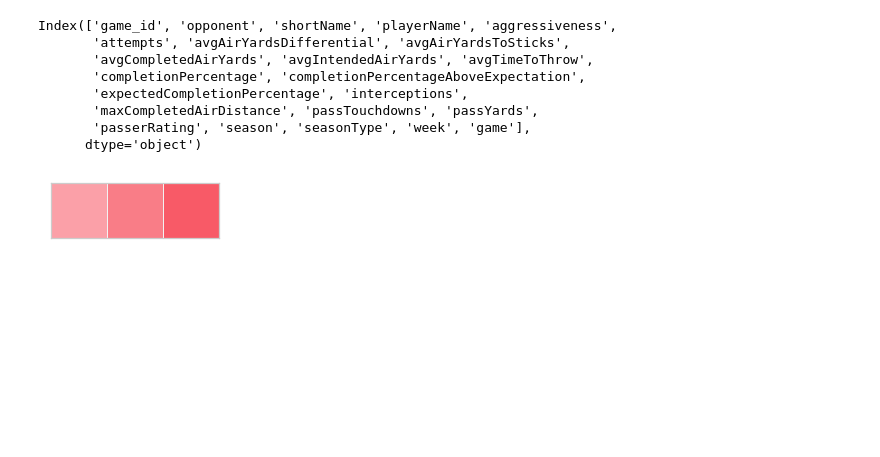
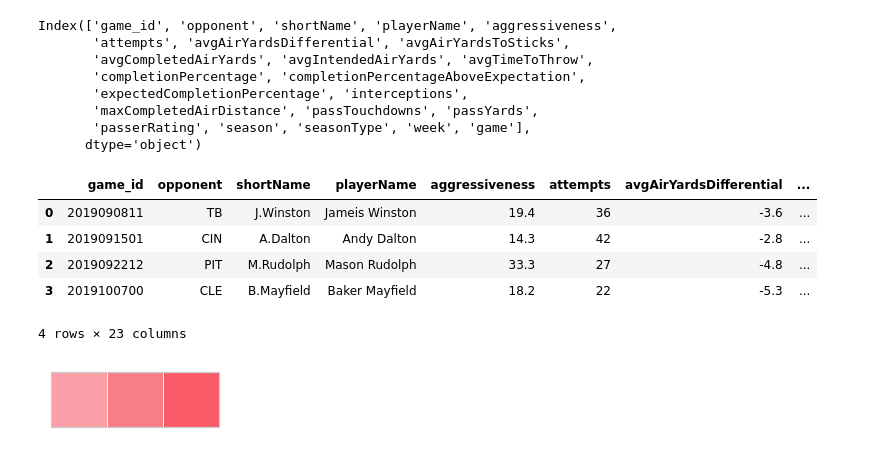
Before and after one commit to larsjaakko/nfl-notebooks, a Jupyter notebook: 2019/TTT vs. 49ers.ipynb, the cells around one changed output. Saved outputs shown, nothing was run; the diff lists cells and outputs as text; code cells hidden in the pictures; blank space fills up the shorter version.

```diff
--- a/2019/TTT vs. 49ers.ipynb
+++ b/2019/TTT vs. 49ers.ipynb
@@ -76,6 +76,15 @@ Index(['game_id', 'opponent', 'shortName', 'playerName', 'aggressiveness',
        'maxCompletedAirDistance', 'passTouchdowns', 'passYards',
        'passerRating', 'season', 'seasonType', 'week', 'game'],
       dtype='object')
+# %%
+data.loc[data['season'] == 2019]
+# %% [output]
+|  | game_id | opponent | shortName | playerName | aggressiveness | attempts | avgAirYardsDifferential | ... |
+| 0 | 2019090811 | TB | J.Winston | Jameis Winston | 19.4 | 36 | -3.6 | ... |
+| 1 | 2019091501 | CIN | A.Dalton | Andy Dalton | 14.3 | 42 | -2.8 | ... |
+| 2 | 2019092212 | PIT | M.Rudolph | Mason Rudolph | 33.3 | 27 | -4.8 | ... |
+| 3 | 2019100700 | CLE | B.Mayfield | Baker Mayfield | 18.2 | 22 | -5.3 | ... |
+4 rows × 23 columns
 # %%
 pal = sns.light_palette((370, 90, 55), input="husl")[2:5]
 # %%
```
Also changed, not shown: parts of 4 cells of this notebook, 29 other files.
